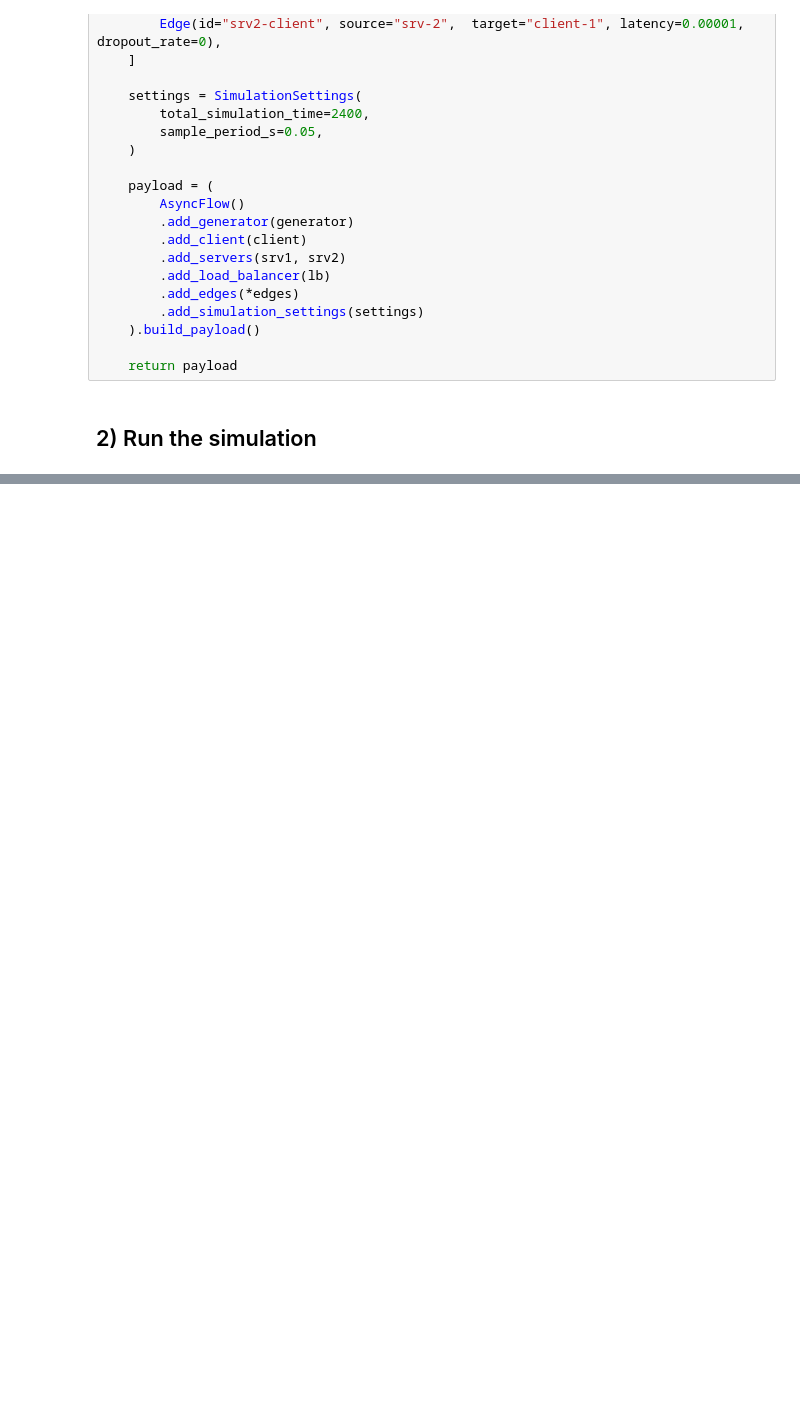
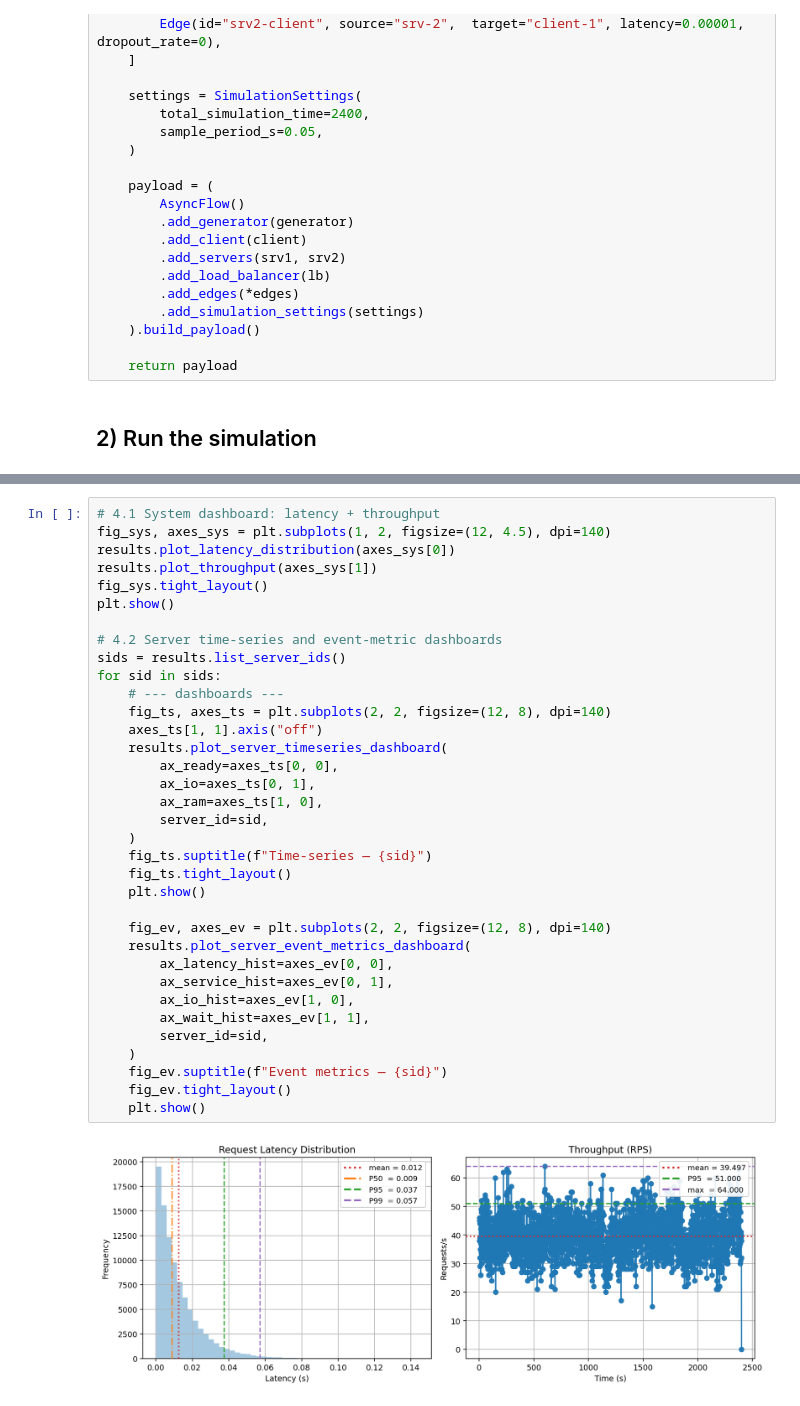
Before and after one commit to AsyncFlow-Sim/AsyncFlow, a Jupyter notebook: asyncflow_queue_limit/asyncflow_mmc_split.ipynb, the cells around one changed output, grey strips where cells are left out. Drawn from its saved outputs; the diff is of its cells as text; blank space fills up the shorter version.

```diff
--- a/asyncflow_queue_limit/asyncflow_mmc_split.ipynb
+++ b/asyncflow_queue_limit/asyncflow_mmc_split.ipynb
@@ -321,0 +361,37 @@ Wq   Mean waiting (s)        0.002500    0.000969  -0.001531  -61.24
+# %%
+# 4.1 System dashboard: latency + throughput
+fig_sys, axes_sys = plt.subplots(1, 2, figsize=(12, 4.5), dpi=140)
+results.plot_latency_distribution(axes_sys[0])
+results.plot_throughput(axes_sys[1])
+fig_sys.tight_layout()
+plt.show()
+
+# 4.2 Server time-series and event-metric dashboards
+sids = results.list_server_ids()
+for sid in sids:
+    # --- dashboards ---
+    fig_ts, axes_ts = plt.subplots(2, 2, figsize=(12, 8), dpi=140)
+    axes_ts[1, 1].axis("off")
+    results.plot_server_timeseries_dashboard(
+        ax_ready=axes_ts[0, 0],
+        ax_io=axes_ts[0, 1],
+        ax_ram=axes_ts[1, 0],
+        server_id=sid,
+    )
+    fig_ts.suptitle(f"Time-series — {sid}")
+    fig_ts.tight_layout()
+    plt.show()
+
+    fig_ev, axes_ev = plt.subplots(2, 2, figsize=(12, 8), dpi=140)
+    results.plot_server_event_metrics_dashboard(
+        ax_latency_hist=axes_ev[0, 0],
+        ax_service_hist=axes_ev[0, 1],
+        ax_io_hist=axes_ev[1, 0],
+        ax_wait_hist=axes_ev[1, 1],
+        server_id=sid,
+    )
+    fig_ev.suptitle(f"Event metrics — {sid}")
+    fig_ev.tight_layout()
+    plt.show()
+# %% [output]
+[figure, added]
```
Also changed, not shown: parts of 7 cells of this notebook, 2 other files.
